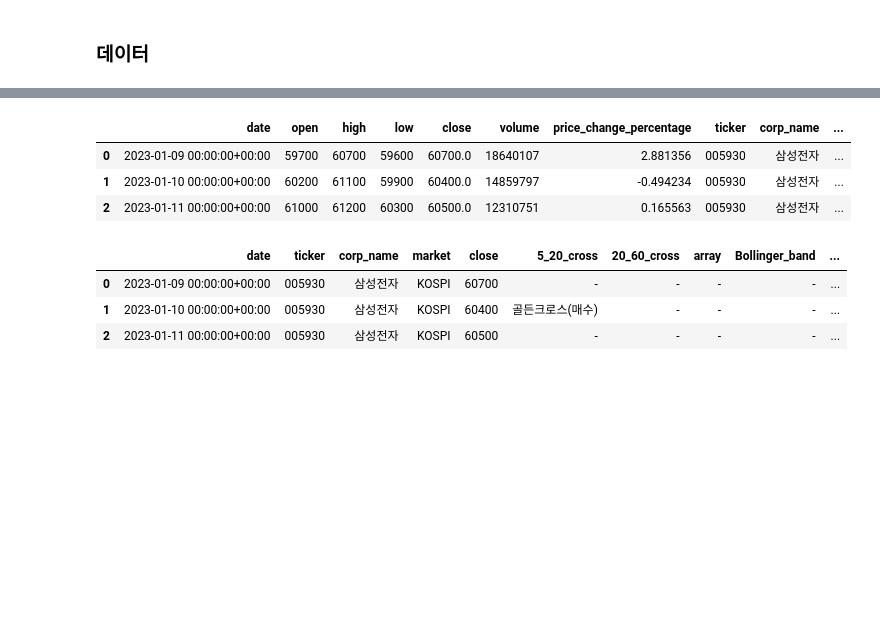
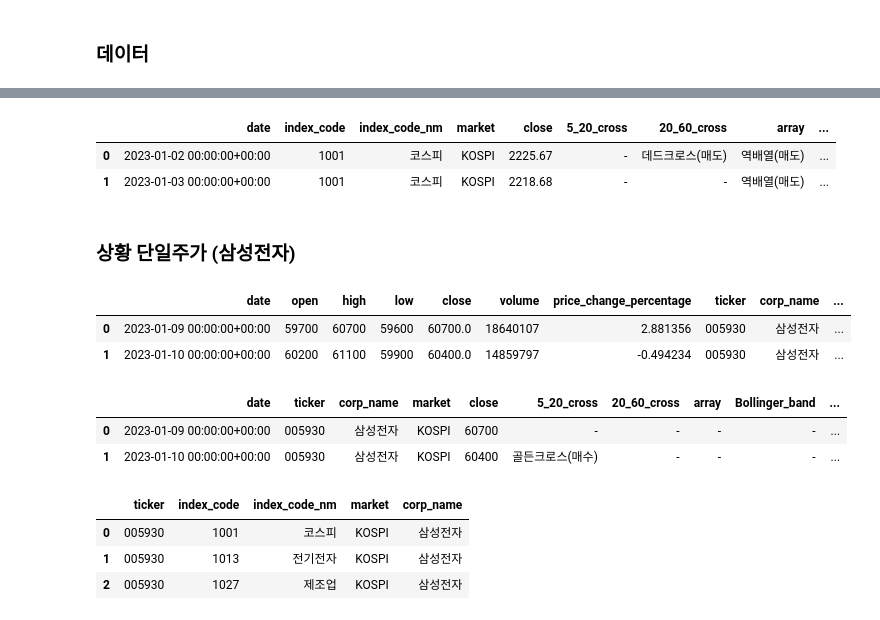
Before and after one commit to Unfinishedgod/finance_mlops, a Jupyter notebook: jupyter/indicator_setup.ipynb, the cells around one changed output, grey strips where cells are left out. Drawn from its saved outputs; the diff is of its cells as text; code cells hidden in the pictures; blank space fills up the shorter version.

```diff
--- a/jupyter/indicator_setup.ipynb
+++ b/jupyter/indicator_setup.ipynb
@@ -131,14 +212,30 @@ kor_stock_ohlcv_anal_kospi = t.to_pandas()
+# %%
+kor_index_ohlcv_anal_cleaning.head(2)
+# %% [output]
+|  | date | index_code | index_code_nm | market | close | 5_20_cross | 20_60_cross | array | ... |
+| 0 | 2023-01-02 00:00:00+00:00 | 1001 | 코스피 | KOSPI | 2225.67 | - | 데드크로스(매도) | 역배열(매도) | ... |
+| 1 | 2023-01-03 00:00:00+00:00 | 1001 | 코스피 | KOSPI | 2218.68 | - | - | 역배열(매도) | ... |
+# %% [markdown]
+### 상황 단일주가 (삼성전자)
+# %%
+ticker_nm = '005930'
 # %%
-kor_stock_ohlcv_kospi.head(3)
+kor_stock_ohlcv_kospi[kor_stock_ohlcv_kospi['ticker'] == ticker_nm].head(2)
 # %% [output]
 |  | date | open | high | low | close | volume | price_change_percentage | ticker | corp_name | ... |
 | 0 | 2023-01-09 00:00:00+00:00 | 59700 | 60700 | 59600 | 60700.0 | 18640107 | 2.881356 | 005930 | 삼성전자 | ... |
 | 1 | 2023-01-10 00:00:00+00:00 | 60200 | 61100 | 59900 | 60400.0 | 14859797 | -0.494234 | 005930 | 삼성전자 | ... |
-| 2 | 2023-01-11 00:00:00+00:00 | 61000 | 61200 | 60300 | 60500.0 | 12310751 | 0.165563 | 005930 | 삼성전자 | ... |
 # %%
-kor_stock_ohlcv_anal_kospi.head(3)
+kor_stock_ohlcv_anal_kospi[kor_stock_ohlcv_anal_kospi['ticker'] == ticker_nm].head(2)
 # %% [output]
 |  | date | ticker | corp_name | market | close | 5_20_cross | 20_60_cross | array | Bollinger_band | ... |
 | 0 | 2023-01-09 00:00:00+00:00 | 005930 | 삼성전자 | KOSPI | 60700 | - | - | - | - | ... |
 | 1 | 2023-01-10 00:00:00+00:00 | 005930 | 삼성전자 | KOSPI | 60400 | 골든크로스(매수) | - | - | - | ... |
-| 2 | 2023-01-11 00:00:00+00:00 | 005930 | 삼성전자 | KOSPI | 60500 | - | - | - | - | ... |
+# %%
+ticker_index_code_df = index_code_master[index_code_master['ticker'] == ticker_nm].reset_index(drop = True)
+ticker_index_code_df
+# %% [output]
+|  | ticker | index_code | index_code_nm | market | corp_name |
+| 0 | 005930 | 1001 | 코스피 | KOSPI | 삼성전자 |
+| 1 | 005930 | 1013 | 전기전자 | KOSPI | 삼성전자 |
+| 2 | 005930 | 1027 | 제조업 | KOSPI | 삼성전자 |
```
Also changed, not shown: parts of 15 cells of this notebook.
